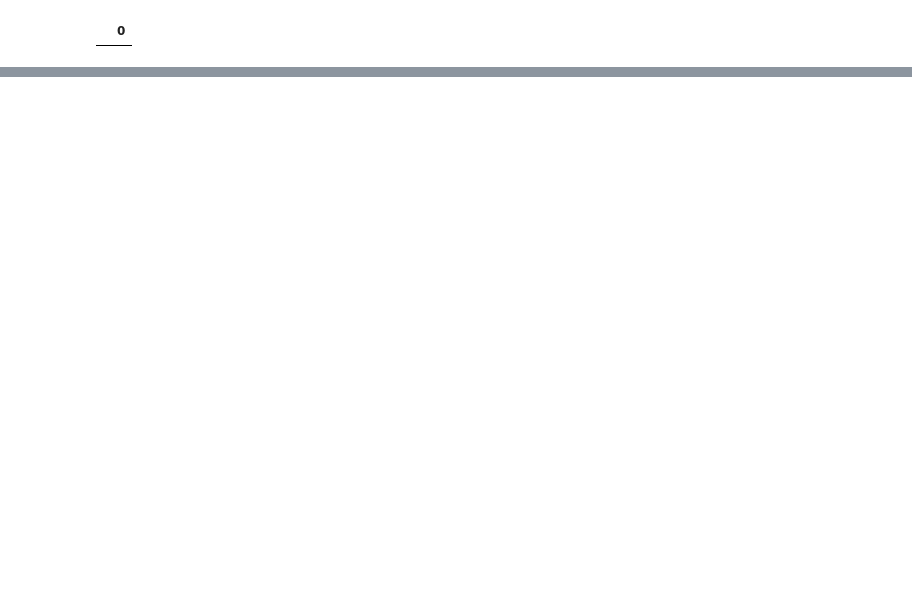
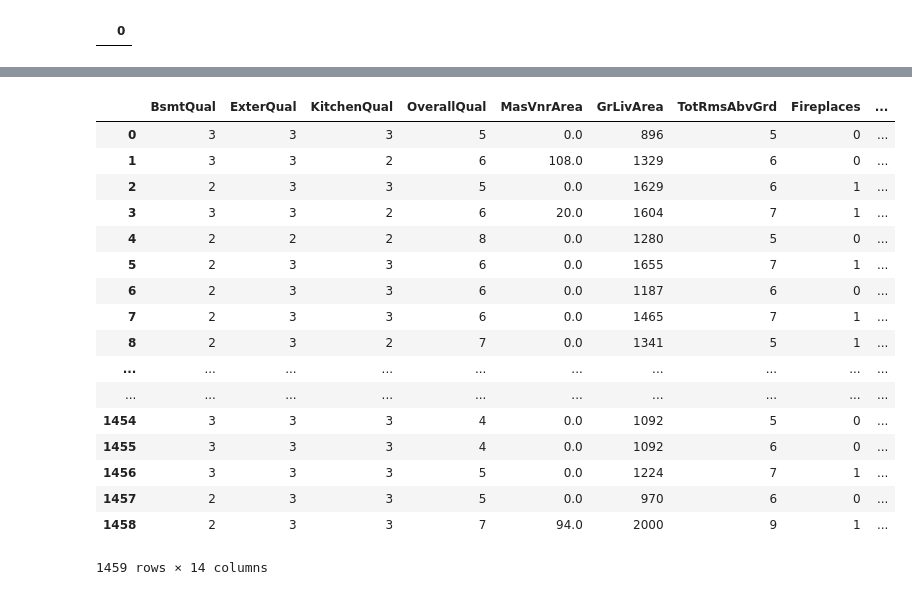
Before and after one commit to GJlonely1/Kaggle-House-Prices-Prediction-Model-, a Jupyter notebook: house-prices-advanced-regression-techniques/House_Price_Prediction_Model.ipynb, the cells around one changed output, grey strips where cells are left out. Drawn from its saved outputs; the diff is of its cells as text; code cells hidden in the pictures; blank space fills up the shorter version.

```diff
--- a/house-prices-advanced-regression-techniques/House_Price_Prediction_Model.ipynb
+++ b/house-prices-advanced-regression-techniques/House_Price_Prediction_Model.ipynb
@@ -574 +610,6 @@ Notes:
 strong multicollinearity or other numerical problems.
+# %%
+test_df = pd.read_csv('test.csv')
+missing_values = test_df.isnull().sum()
+# Pip Install Jinja2 module first
+missing_values[missing_values > 0].to_frame().style.background_gradient(cmap='viridis')
@@ -574,0 +708,6 @@ strong multicollinearity or other numerical problems.
+# %%
+test_filled_data['Total Bathrooms'] = test_filled_data['FullBath'] + 0.5 * test_filled_data['HalfBath'] + test_filled_data['BsmtFullBath'] + 0.5 * test_filled_data['BsmtHalfBath']
+test_filled_data['Total Square Feet'] = test_filled_data['TotalBsmtSF'] + test_filled_data['GrLivArea'] + test_filled_data['GarageArea'] + test_filled_data['WoodDeckSF'] + test_filled_data['OpenPorchSF'] + test_filled_data['EnclosedPorch'] + test_filled_data['3SsnPorch'] + test_filled_data['ScreenPorch'] + test_filled_data['PoolArea']
+test_filled_data['Overall House Age'] = (test_df['YrSold']) - (test_df['YearBuilt'])
+test_filled_data['Rebirthed House Age'] = (test_df['YrSold']) - (test_df['YearRemodAdd'])
+test_filled_data
@@ -574,0 +733,27 @@ strong multicollinearity or other numerical problems.
+# %%
+# Testing Data Parameters
+X_test = test_filled_data[[ 'BsmtQual','ExterQual','KitchenQual',
+       'OverallQual', 'MasVnrArea', 'GrLivArea',
+       'TotRmsAbvGrd', 'Fireplaces', 'GarageFinish', 'GarageCars',
+       'Total Bathrooms', 'Overall House Age', 'Rebirthed House Age', 'Total Square Feet']]
+
+X_test
+# %% [output]
+|  | BsmtQual | ExterQual | KitchenQual | OverallQual | MasVnrArea | GrLivArea | TotRmsAbvGrd | Fireplaces | ... |
+| 0 | 3 | 3 | 3 | 5 | 0.0 | 896 | 5 | 0 | ... |
+| 1 | 3 | 3 | 2 | 6 | 108.0 | 1329 | 6 | 0 | ... |
+| 2 | 2 | 3 | 3 | 5 | 0.0 | 1629 | 6 | 1 | ... |
+| 3 | 3 | 3 | 2 | 6 | 20.0 | 1604 | 7 | 1 | ... |
+| 4 | 2 | 2 | 2 | 8 | 0.0 | 1280 | 5 | 0 | ... |
+| 5 | 2 | 3 | 3 | 6 | 0.0 | 1655 | 7 | 1 | ... |
+| 6 | 2 | 3 | 3 | 6 | 0.0 | 1187 | 6 | 0 | ... |
+| 7 | 2 | 3 | 3 | 6 | 0.0 | 1465 | 7 | 1 | ... |
+| 8 | 2 | 3 | 2 | 7 | 0.0 | 1341 | 5 | 1 | ... |
+| ... | ... | ... | ... | ... | ... | ... | ... | ... | ... |
+| ... | ... | ... | ... | ... | ... | ... | ... | ... | ... |
+| 1454 | 3 | 3 | 3 | 4 | 0.0 | 1092 | 5 | 0 | ... |
+| 1455 | 3 | 3 | 3 | 4 | 0.0 | 1092 | 6 | 0 | ... |
+| 1456 | 3 | 3 | 3 | 5 | 0.0 | 1224 | 7 | 1 | ... |
+| 1457 | 2 | 3 | 3 | 5 | 0.0 | 970 | 6 | 0 | ... |
+| 1458 | 2 | 3 | 3 | 7 | 94.0 | 2000 | 9 | 1 | ... |
+1459 rows × 14 columns
```
Also changed, not shown: parts of 24 cells of this notebook, 1 other file.
